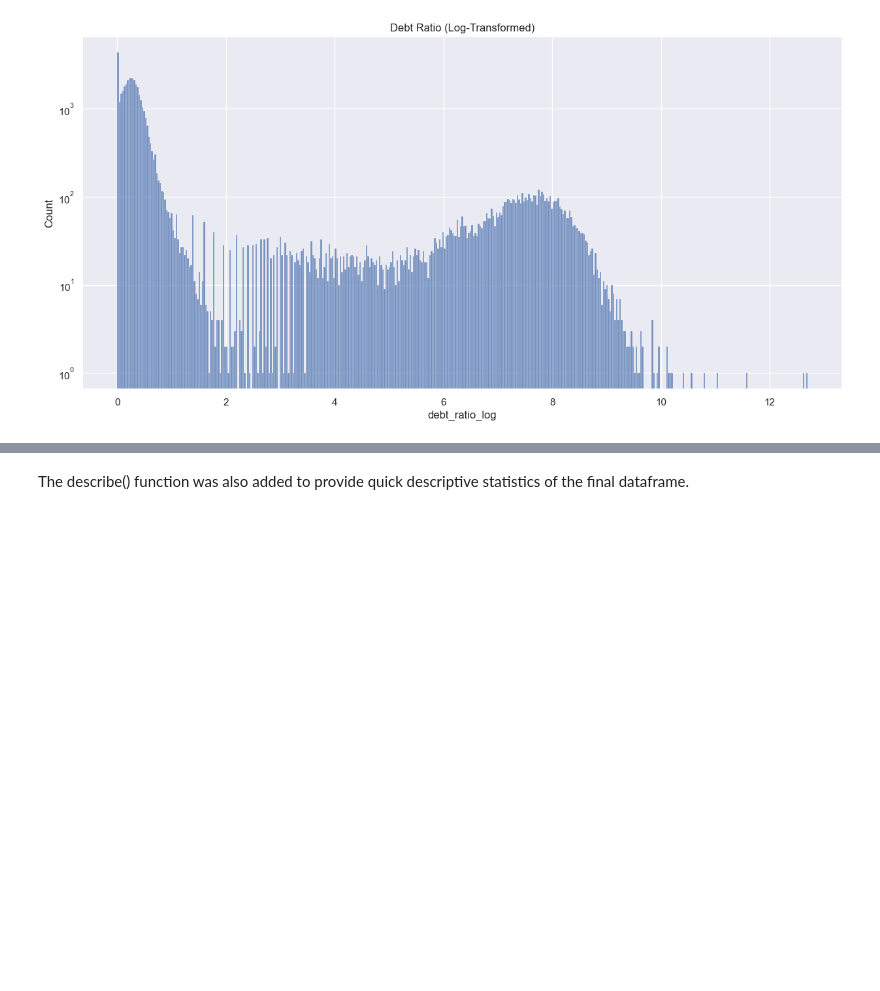
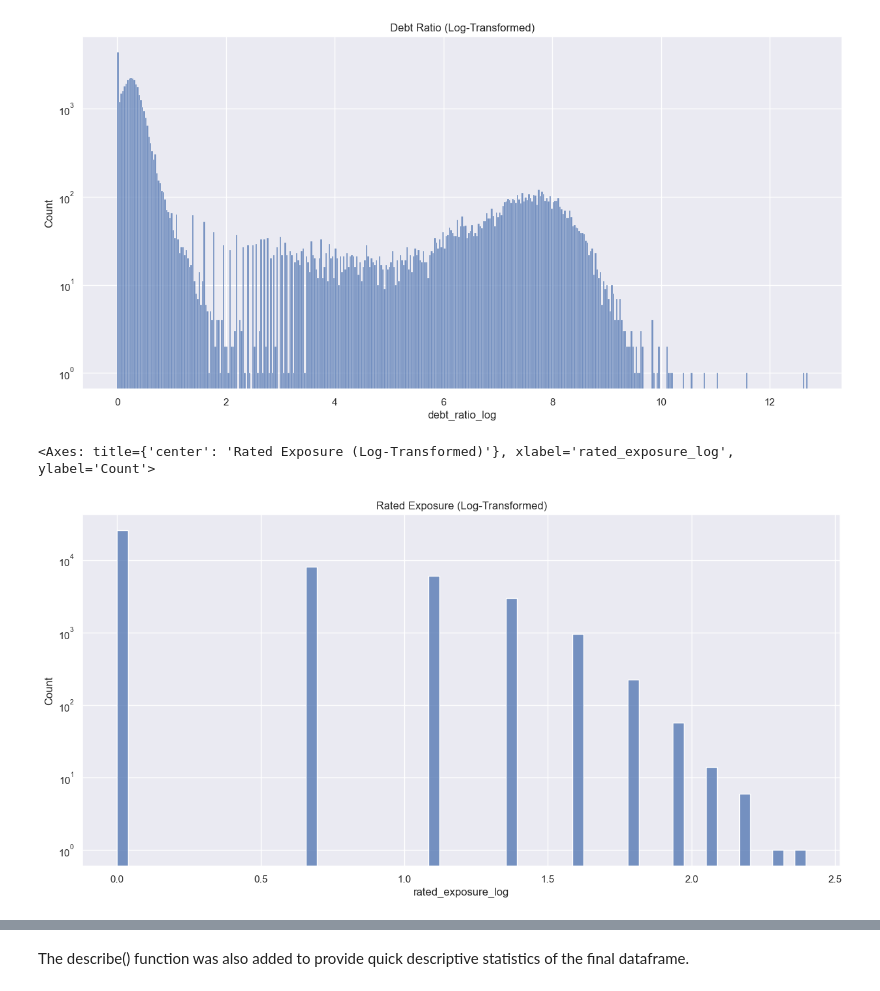
Before and after one commit to PESIII23/real-time-credit-risk-simulation, a Jupyter notebook: src/notebooks/credit_risk_analysis.ipynb, the cells around one changed output, grey strips where cells are left out. Saved outputs shown, nothing was run; the diff lists cells and outputs as text; code cells hidden in the pictures; blank space fills up the shorter version.

Commit message:
added rated exposure plots

```diff
--- a/src/notebooks/credit_risk_analysis.ipynb
+++ b/src/notebooks/credit_risk_analysis.ipynb
@@ -186,6 +186,42 @@ sns.histplot(df['debt_ratio_log'])
 # %% [output]
 <Axes: title={'center': 'Debt Ratio (Log-Transformed)'}, xlabel='debt_ratio_log', ylabel='Count'>
 [figure]
+# %%
+"""RATED EXPOSURE"""
+
+# Create the bins
+rated_exposure_raw = df[['rated_exposure']].copy()
+
+# Create rated exposure bins and labels
+rated_exposure_bins = [0, 1, 2, 3, 4, 5, 6, 7, 8, 9, 10, 100]
+rated_exposure_labels = ['0-1', '1-2', '2-3', '3-4', '4-5', '5-6', '6-7', '7-8', '8-9', '9-10', '10-100']
+
+# Cut each row into its corresponding bin
+rated_exposure_raw['rated_exposure_bin'] = pd.cut(rated_exposure_raw['rated_exposure'],
+                                            bins=rated_exposure_bins,
+                                            labels=rated_exposure_labels,
+                                            include_lowest=True)
+
+# Add empty value category
+rated_exposure_raw['rated_exposure_bin'] = (rated_exposure_raw['rated_exposure_bin'].cat.add_categories('NaN').fillna('NaN'))
+
+# Display dataframe
+rated_exposure_raw.head()
+
+"""Histogram Plot"""
+x_var = 'rated_exposure'
+plt.figure(figsize=(15,7))
+# plt.title("Rated Exposure (Binned)")
+# sns.histplot(data=rated_exposure_raw, x=x_var, log=True)
+
+"""Log Transform Distribution"""
+df['rated_exposure_log'] = np.log1p(df['rated_exposure'])
+plt.title("Rated Exposure (Log-Transformed)")
+plt.yscale('log')
+sns.histplot(df['rated_exposure_log'])
+# %% [output]
+<Axes: title={'center': 'Rated Exposure (Log-Transformed)'}, xlabel='rated_exposure_log', ylabel='Count'>
+[figure, added]
 # %%
 """Seaborn and Line Plots"""
 # plt.figure(figsize=(16,6))
```
Also changed, not shown: parts of 2 cells of this notebook.
